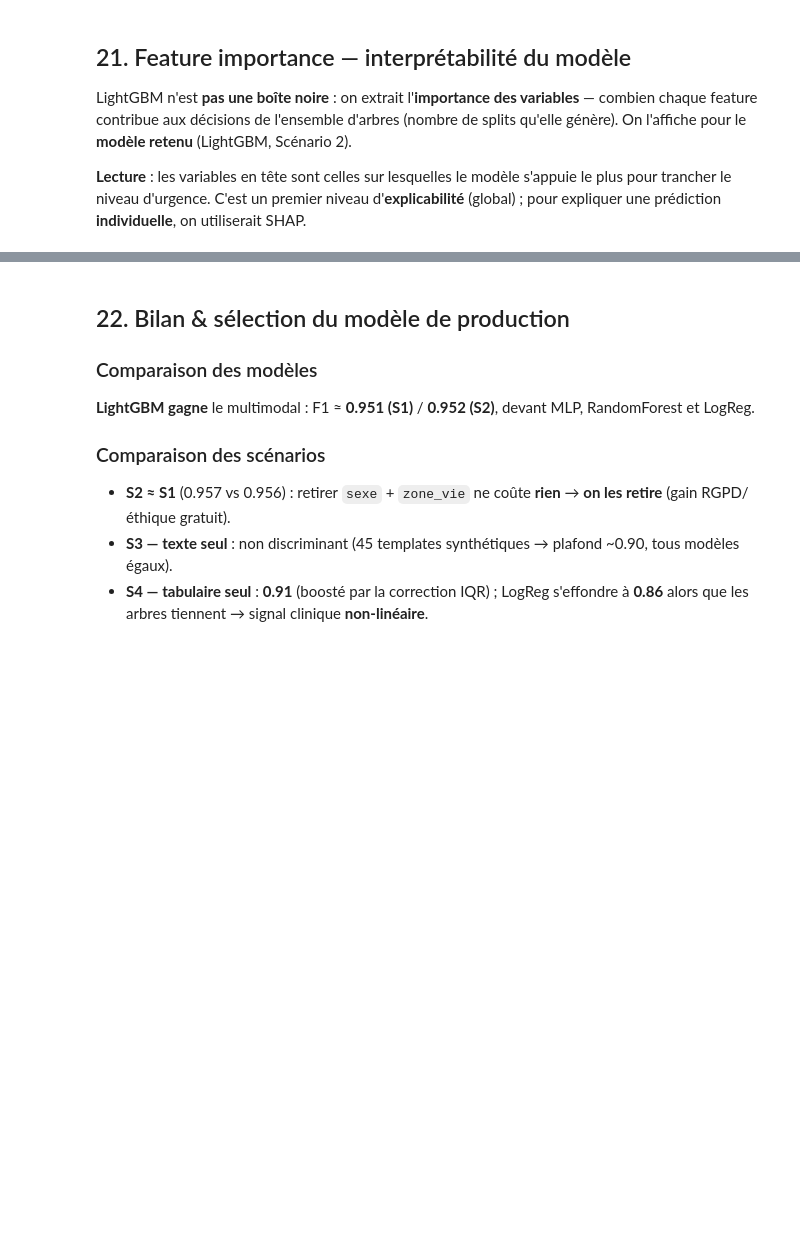
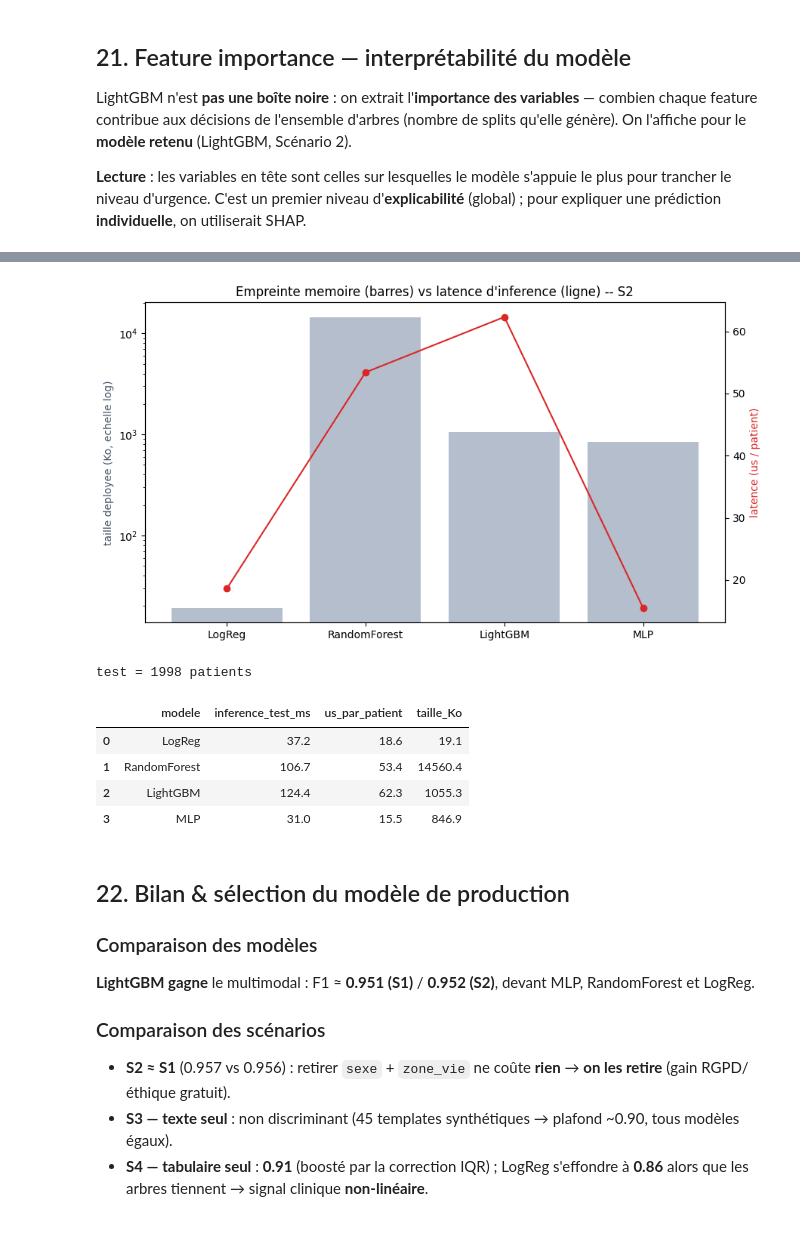
Before and after one commit to SebDominguez/diagnostic-ia, a Jupyter notebook: data-prep-pipeline.ipynb, the cells around one changed output, grey strips where cells are left out. Cells and saved outputs as stored; diff of their text form; code cells hidden in the pictures; blank space fills up the shorter version.

```diff
--- a/data-prep-pipeline.ipynb
+++ b/data-prep-pipeline.ipynb
@@ -1437,3 +1506,53 @@ Top 15 variables du modèle retenu :
+# %%
+import time, io, joblib
+
+bench_rows = []
+for name in MODELS:
+    pipe = results['S2'][name]['model']          # pipeline deja entraine (prep + modele), pas de refit
+    # latence : mediane sur 5 passes sur tout le test
+    times = []
+    for _ in range(5):
+        t0 = time.perf_counter()
+        pipe.predict(X_test_df)
+        times.append(time.perf_counter() - t0)
+    infer_ms = float(np.median(times)) * 1000
+    # taille serialisee = ce qu'on deploie reellement
+    buf = io.BytesIO(); joblib.dump(pipe, buf); size_ko = buf.tell() / 1024
+    bench_rows.append({
+        'modele': name,
+        'inference_test_ms': round(infer_ms, 1),
+        'us_par_patient': round(infer_ms * 1000 / len(X_test_df), 1),
+        'taille_Ko': round(size_ko, 1),
+    })
+
+bench = pd.DataFrame(bench_rows)
+
+# graphe : taille (barres) + latence par patient (points)
+fig, ax1 = plt.subplots(figsize=(9, 5))
+x = np.arange(len(bench))
+ax1.bar(x, bench['taille_Ko'], color='#94a3b8', alpha=0.7)
+ax1.set_ylabel('taille deployee (Ko, echelle log)', color='#475569')
+ax1.set_yscale('log')
+ax1.set_xticks(x); ax1.set_xticklabels(bench['modele'])
+ax2 = ax1.twinx()
+ax2.plot(x, bench['us_par_patient'], 'o-', color='#dc2626')
+ax2.set_ylabel('latence (us / patient)', color='#dc2626')
+ax1.set_title('Empreinte memoire (barres) vs latence d\'inference (ligne) -- S2')
+plt.tight_layout()
+bench_path = ARTIFACTS_DIR / 'benchmark_deploiement.png'
+plt.savefig(bench_path, bbox_inches='tight', dpi=150)
+plt.show()
+
+print(f'test = {len(X_test_df)} patients')
+bench
+# %% [output]
+[figure, added]
+test = 1998 patients
+|  | modele | inference_test_ms | us_par_patient | taille_Ko |
+| 0 | LogReg | 37.2 | 18.6 | 19.1 |
+| 1 | RandomForest | 106.7 | 53.4 | 14560.4 |
+| 2 | LightGBM | 124.4 | 62.3 | 1055.3 |
+| 3 | MLP | 31.0 | 15.5 | 846.9 |
 # %% [markdown]
 ## 22. Bilan & sélection du modèle de production
 
```
Also changed, not shown: parts of 5 cells of this notebook, 1 other file.
